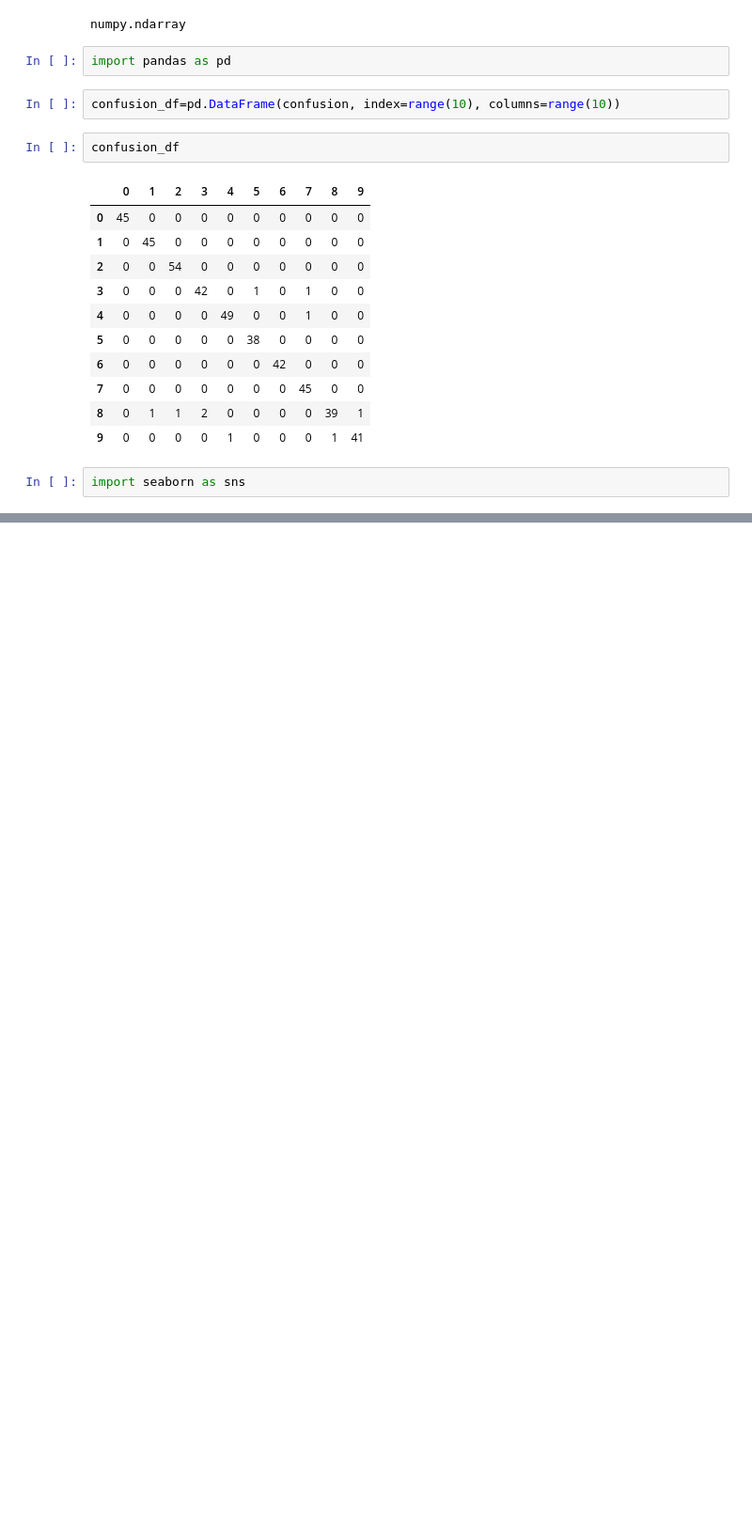
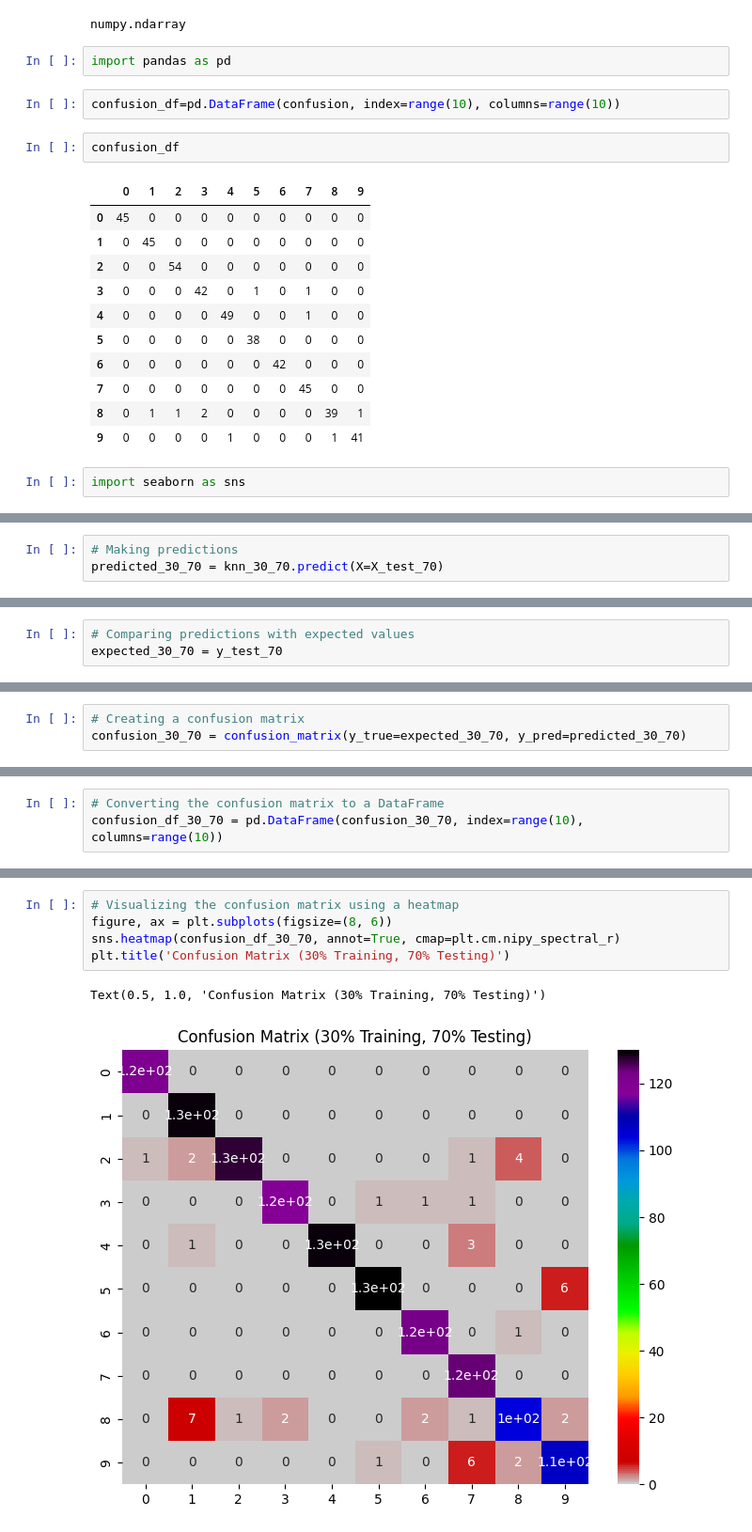
Before and after one commit to colmBandit/AnacondaML, a Jupyter notebook: KNearestNeighor.ipynb, the cells around one changed output, grey strips where cells are left out. Shown at 94% size. Cells and saved outputs as stored; diff of their text form; blank space fills up the shorter version.

```diff
--- a/KNearestNeighor.ipynb
+++ b/KNearestNeighor.ipynb
@@ -246,0 +469,3 @@ comments about accuracy- before the next class url of github
+# %%
+# Making predictions
+predicted_30_70 = knn_30_70.predict(X=X_test_70)
@@ -246,0 +476,3 @@ comments about accuracy- before the next class url of github
+# %%
+# Comparing predictions with expected values
+expected_30_70 = y_test_70
@@ -246,0 +489,3 @@ comments about accuracy- before the next class url of github
+# %%
+# Creating a confusion matrix
+confusion_30_70 = confusion_matrix(y_true=expected_30_70, y_pred=predicted_30_70)
@@ -246,0 +505,3 @@ comments about accuracy- before the next class url of github
+# %%
+# Converting the confusion matrix to a DataFrame
+confusion_df_30_70 = pd.DataFrame(confusion_30_70, index=range(10), columns=range(10))
@@ -246,0 +522,8 @@ comments about accuracy- before the next class url of github
+# %%
+# Visualizing the confusion matrix using a heatmap
+figure, ax = plt.subplots(figsize=(8, 6))
+sns.heatmap(confusion_df_30_70, annot=True, cmap=plt.cm.nipy_spectral_r)
+plt.title('Confusion Matrix (30% Training, 70% Testing)')
+# %% [output]
+Text(0.5, 1.0, 'Confusion Matrix (30% Training, 70% Testing)')
+[figure, added]
```
Also changed, not shown: parts of 36 cells of this notebook.
